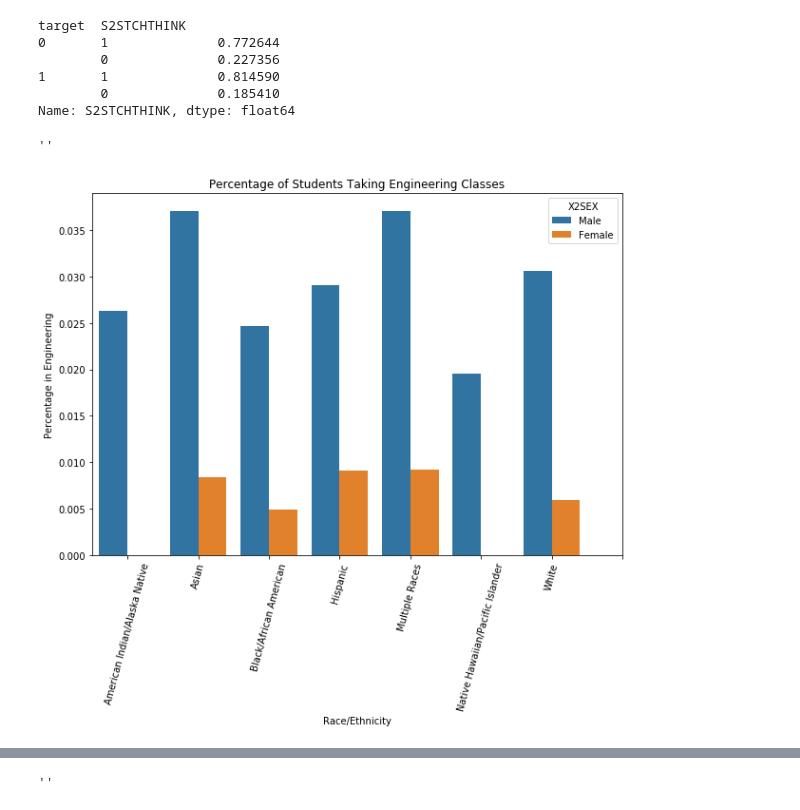
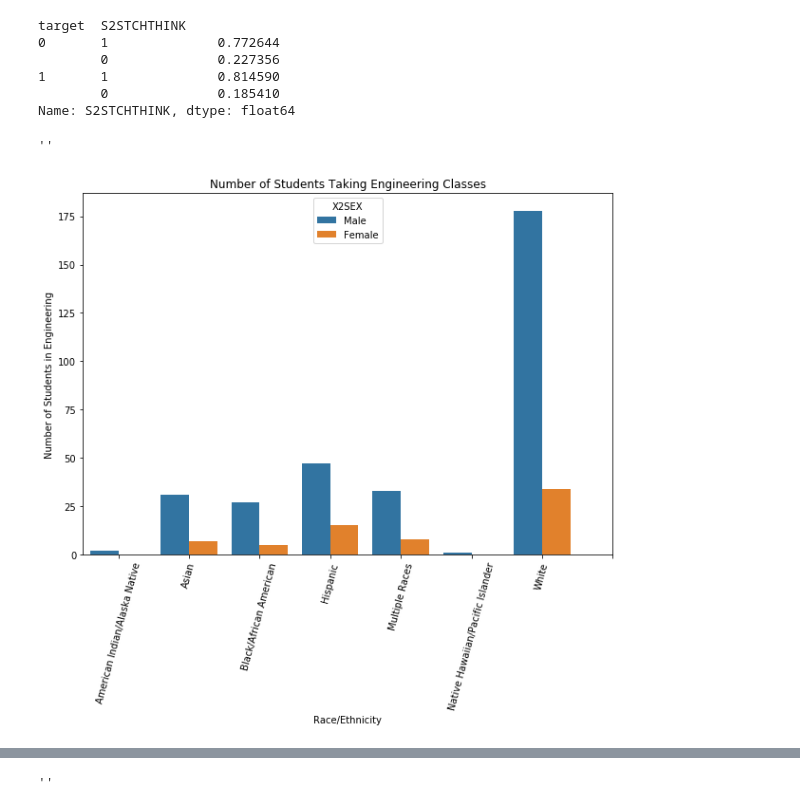
Before and after one commit to laurenphipps/STEM-majors, a Jupyter notebook: EDAviz.ipynb, the cells around one changed output, grey strips where cells are left out. Saved outputs shown, nothing was run; the diff lists cells and outputs as text; code cells hidden in the pictures.

```diff
--- a/EDAviz.ipynb
+++ b/EDAviz.ipynb
@@ -537,24 +499,23 @@ target  S2STCHTHINK
 Name: S2STCHTHINK, dtype: float64
 # %%
 #create dataframe of groupby object
-engineering_demo = pd.DataFrame(df.groupby(by = ['X2RACE','X2SEX'])['engineering'].value_counts(normalize = True))
+engineering_demo = pd.DataFrame(df[df['engineering'] == 1].groupby(by = ['X2RACE'])['X2SEX'].value_counts(normalize = False))
 #change name of column to value to not confused with target variable
-engineering_demo.rename(columns = {'engineering':'value'}, inplace = True)
+engineering_demo.rename(columns = {'X2SEX':'value'}, inplace = True)
 #change multindex to individual columns
-engineering_demo.reset_index(inplace=True, level = ('X2RACE', 'X2SEX', 'engineering'))
+engineering_demo.reset_index(inplace=True, level = ('X2RACE', 'X2SEX'))
 #change 1/2 to male/female labels
 engineering_demo['X2SEX'] = engineering_demo['X2SEX'].map({1: 'Male', 2: 'Female'})
-#isolate only students taking engineering
-engineering_demo = engineering_demo[engineering_demo['engineering'] != 0]
+
 
 
 plt.figure(figsize = (10, 7))
 sns.barplot(x = 'X2RACE', y = 'value', hue = 'X2SEX', data = engineering_demo)
 plt.xlabel('Race/Ethnicity')
-plt.ylabel('Percentage in Engineering')
-plt.title('Percentage of Students Taking Engineering Classes')
+plt.ylabel('Number of Students in Engineering')
+plt.title('Number of Students Taking Engineering Classes')
 plt.xticks(ticks = range(0,8), rotation = 75, labels = ['American Indian/Alaska Native', 'Asian', 'Black/African American', 'Hispanic', 'Multiple Races', 'Native Hawaiian/Pacific Islander', 'White'])
 ;
 # %% [output]
 ''
-[figure, old version]
+[figure, new version]
```
Also changed, not shown: parts of 35 cells of this notebook, 3 other files.
